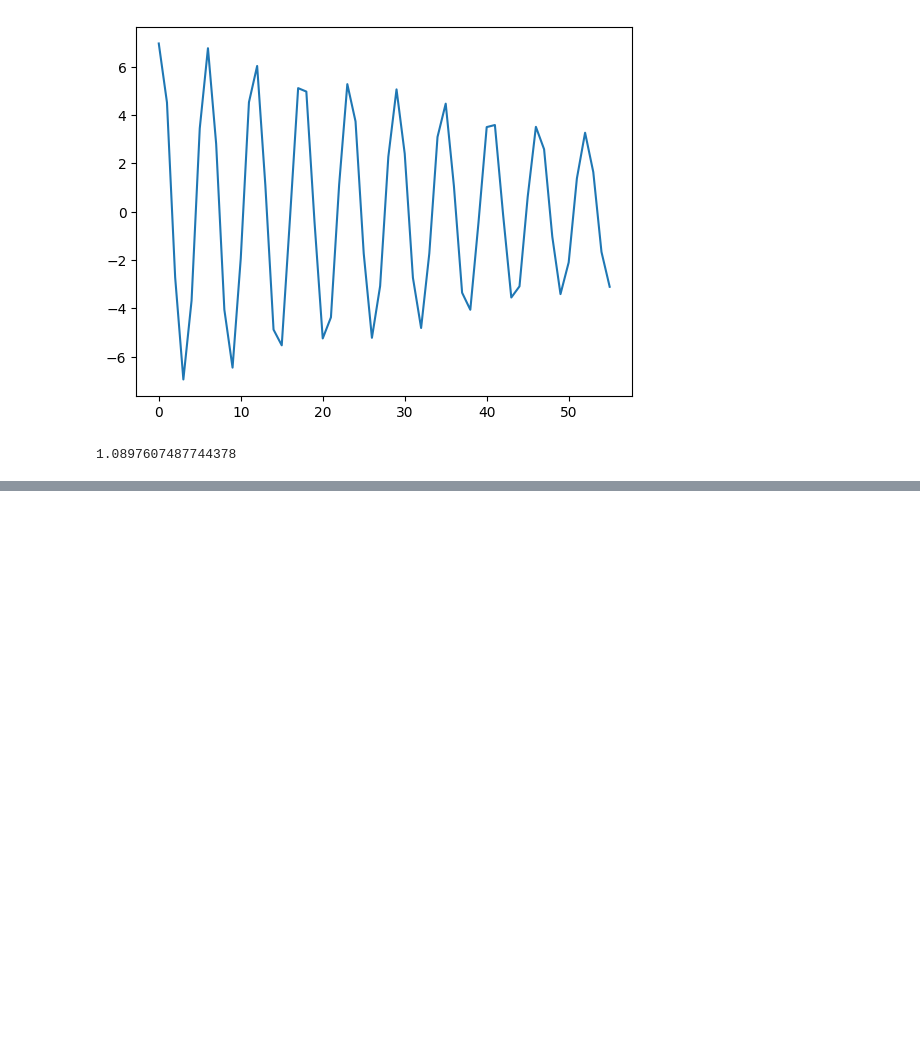
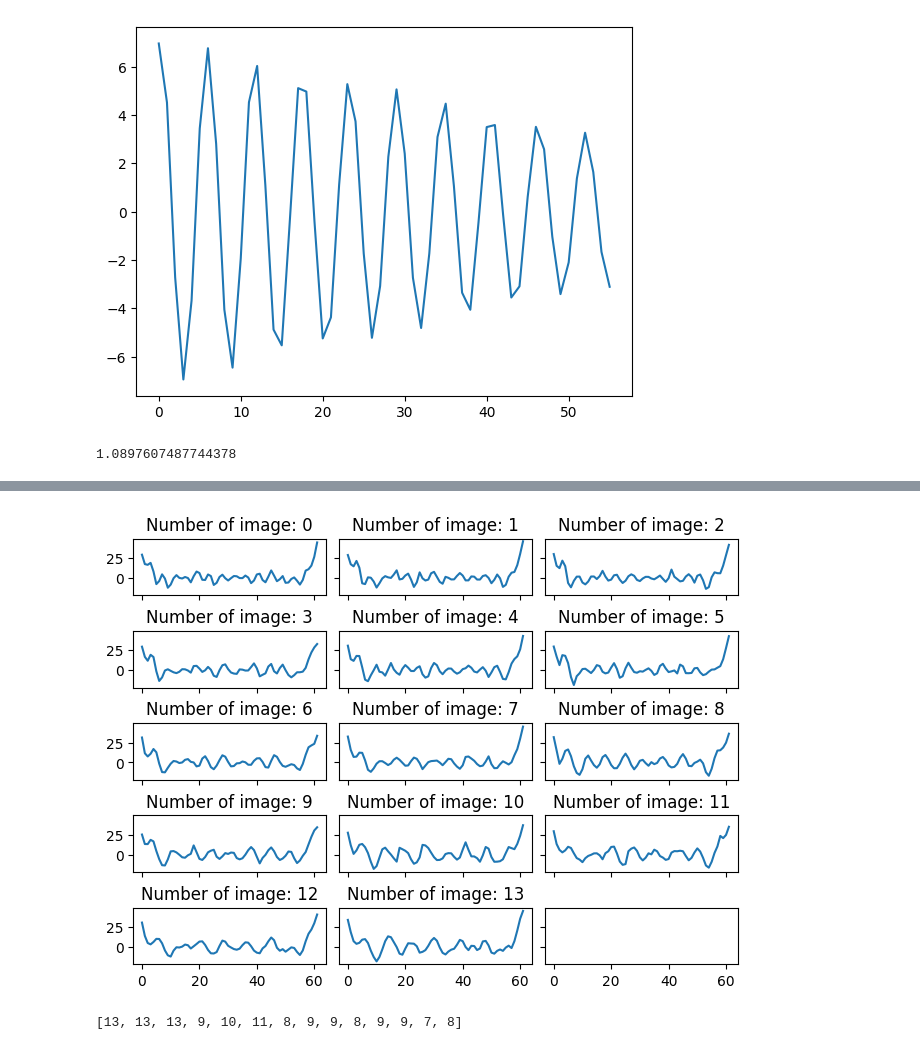
Before and after one commit to annamogo/DiplomaLISF, a Jupyter notebook: FRINGE_PATTERN_AN/Test_Area.ipynb, the cells around one changed output, grey strips where cells are left out. Drawn from its saved outputs; the diff is of its cells as text; code cells hidden in the pictures; blank space fills up the shorter version.

```diff
--- a/FRINGE_PATTERN_AN/Test_Area.ipynb
+++ b/FRINGE_PATTERN_AN/Test_Area.ipynb
@@ -80,0 +117,10 @@ print(frq)
+# %%
+lines.filter_low_frq(4)
+lines.plot()
+# %% [output]
+[figure, added]
+# %%
+peak_count = lines.count_peaks_of_autocorr()
+peak_count
+# %% [output]
+[13, 13, 13, 9, 10, 11, 8, 9, 9, 8, 9, 9, 7, 8]
```
Also changed, not shown: parts of 11 cells of this notebook, 3 other files.
